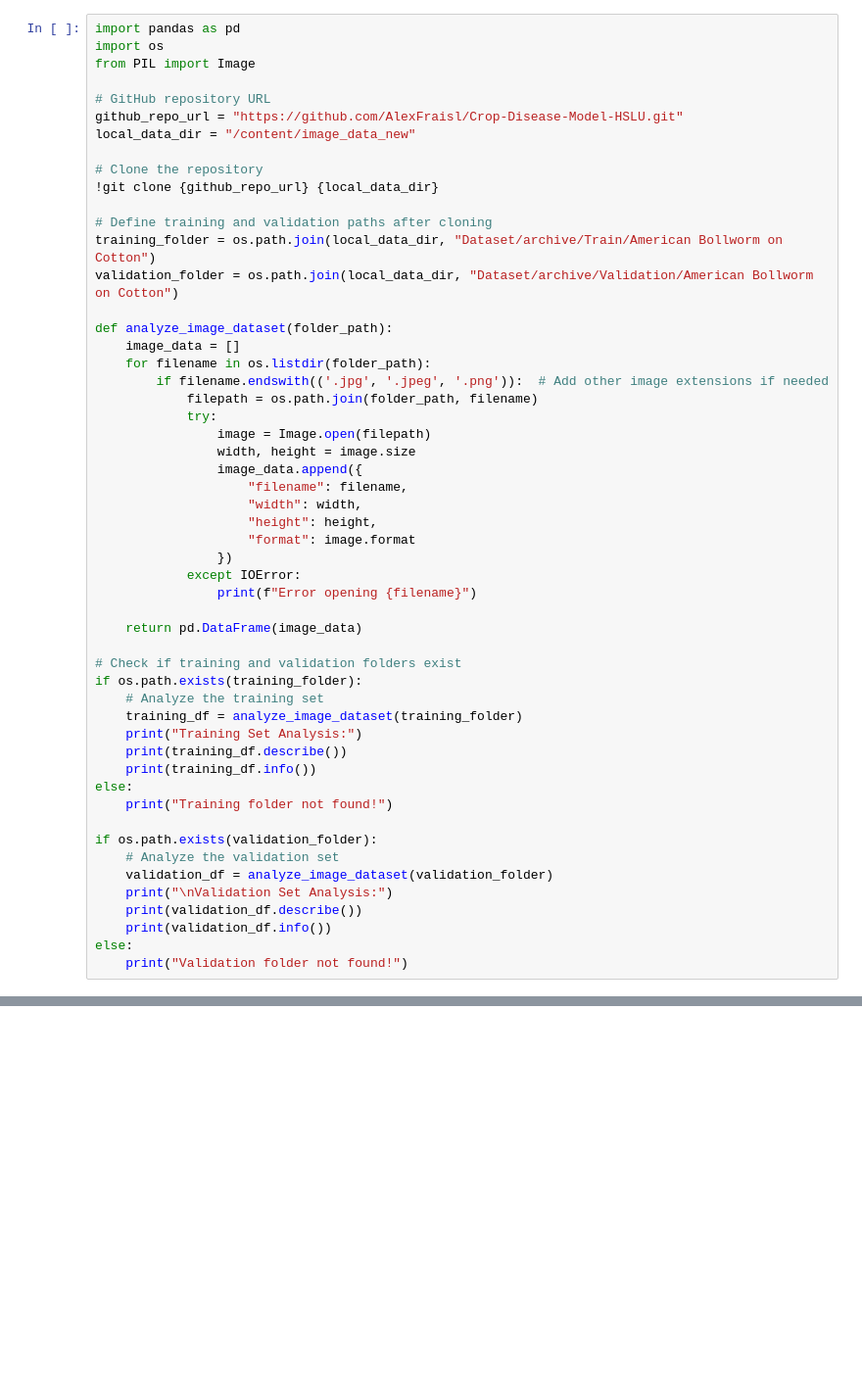
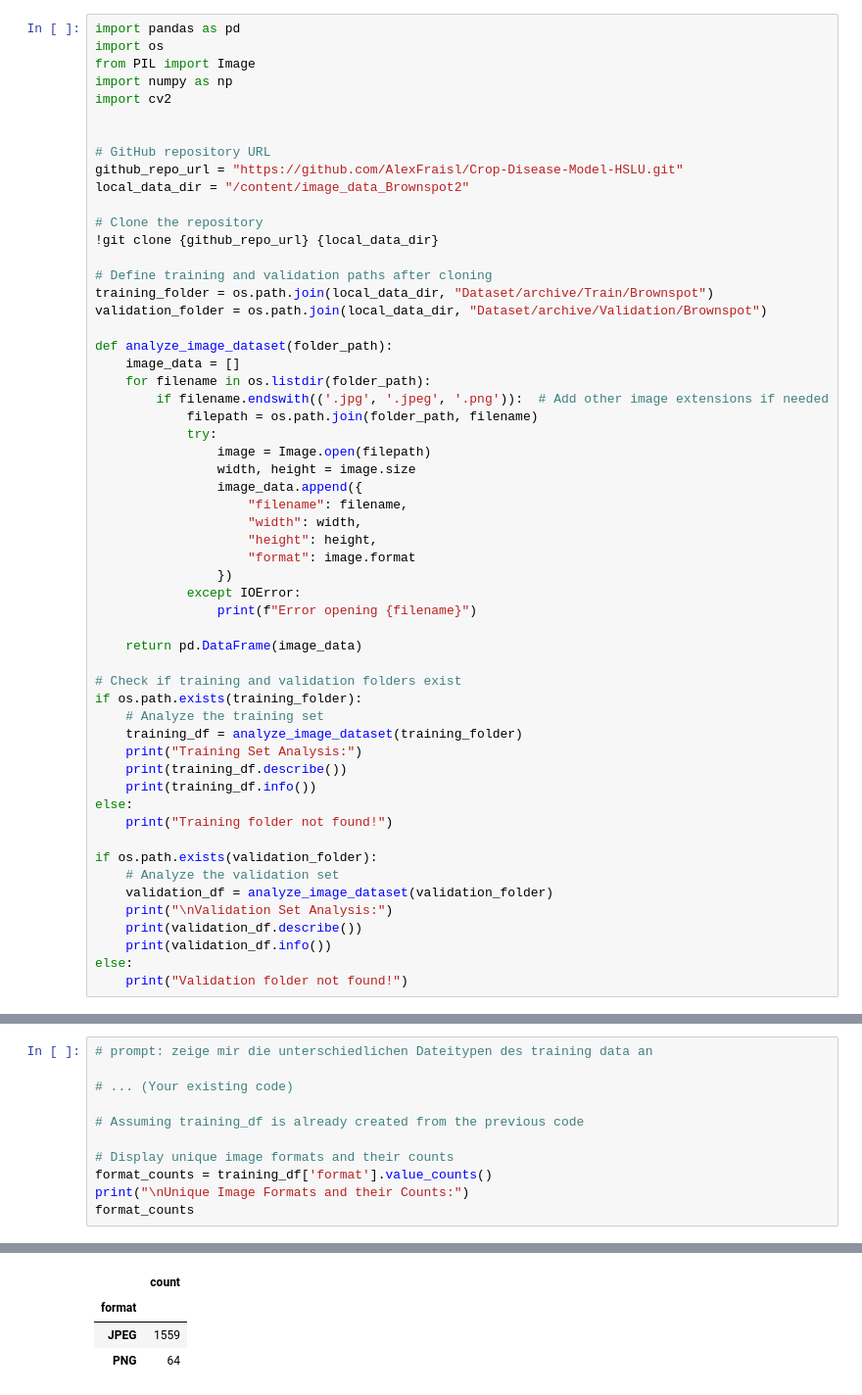
Before and after one commit to AlexFraisl/Crop-Disease-Model-HSLU, a Jupyter notebook: Crop_Notebook2_Brownspot.ipynb, the cells around one changed output, grey strips where cells are left out. Shown at 98% size. Cells and saved outputs as stored; diff of their text form; blank space fills up the shorter version.

```diff
--- a/Crop_Notebook2_Brownspot.ipynb
+++ b/Crop_Notebook2_Brownspot.ipynb
@@ -4,17 +4,20 @@
 import pandas as pd
 import os
 from PIL import Image
+import numpy as np
+import cv2
+
 
 # GitHub repository URL
 github_repo_url = "https://github.com/AlexFraisl/Crop-Disease-Model-HSLU.git"
-local_data_dir = "/content/image_data_new"
+local_data_dir = "/content/image_data_Brownspot2"
 
 # Clone the repository
 !git clone {github_repo_url} {local_data_dir}
 
 # Define training and validation paths after cloning
-training_folder = os.path.join(local_data_dir, "Dataset/archive/Train/American Bollworm on Cotton")
-validation_folder = os.path.join(local_data_dir, "Dataset/archive/Validation/American Bollworm on Cotton")
+training_folder = os.path.join(local_data_dir, "Dataset/archive/Train/Brownspot")
+validation_folder = os.path.join(local_data_dir, "Dataset/archive/Validation/Brownspot")
 
 def analyze_image_dataset(folder_path):
     image_data = []
@@ -387,0 +192,12 @@ else:
+# %%
+# prompt: zeige mir die unterschiedlichen Dateitypen des training data an
+
+# ... (Your existing code)
+
+# Assuming training_df is already created from the previous code
+
+# Display unique image formats and their counts
+format_counts = training_df['format'].value_counts()
+print("\nUnique Image Formats and their Counts:")
+format_counts
+# %% [output]
@@ -387,0 +205,4 @@ else:
+|  | count |
+| format |  |
+| JPEG | 1559 |
+| PNG | 64 |
```
Also changed, not shown: parts of 18 cells of this notebook.
